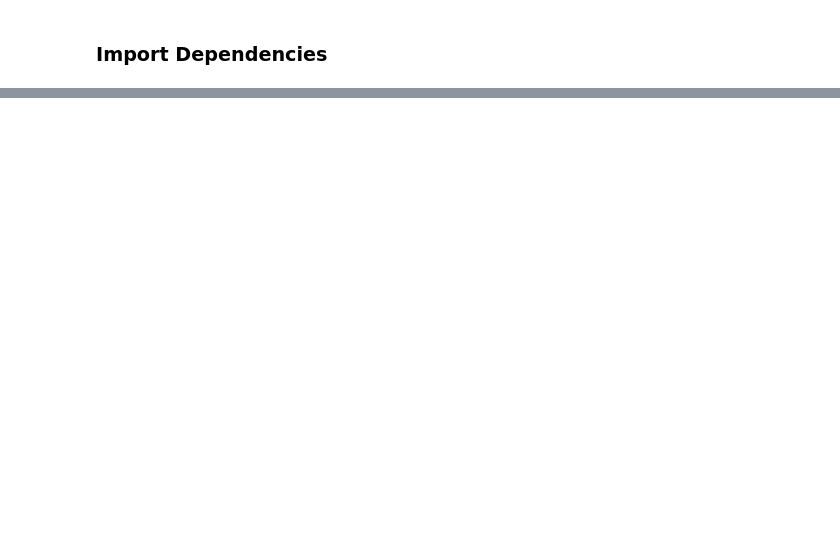
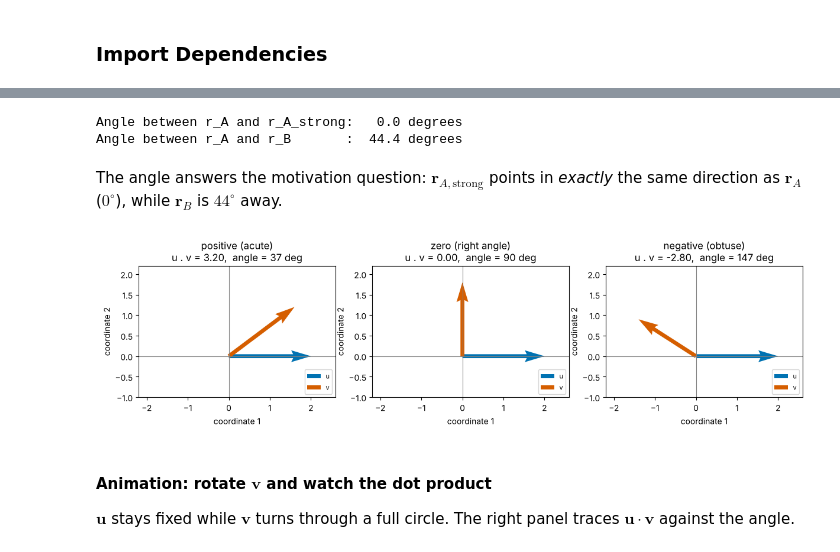
Before and after one commit to peter-adepoju/math-neuro-ml, a Jupyter notebook: lesson2/Lesson2_Teaching_Notebook.ipynb, the cells around one changed output, grey strips where cells are left out. Saved outputs shown, nothing was run; the diff lists cells and outputs as text; code cells hidden in the pictures; blank space fills up the shorter version.

```diff
--- a/lesson2/Lesson2_Teaching_Notebook.ipynb
+++ b/lesson2/Lesson2_Teaching_Notebook.ipynb
@@ -1235,0 +273,44 @@ is a starting point for describing real tuning curves, not a complete descriptio
+# %%
+def angle_between(a, b, eps=1e-12):
+    # Angle in degrees between two nonzero vectors.
+    norm_a, norm_b = np.linalg.norm(a), np.linalg.norm(b)
+    if norm_a < eps or norm_b < eps:
+        raise ValueError("The angle is undefined for a zero vector.")
+    cos_theta = np.clip((a @ b) / (norm_a * norm_b), -1.0, 1.0)
+    return np.degrees(np.arccos(cos_theta))
+
+print(f"Angle between r_A and r_A_strong: {angle_between(r_A, r_A_strong):5.1f} degrees")
+print(f"Angle between r_A and r_B       : {angle_between(r_A, r_B):5.1f} degrees")
+# %% [output]
+Angle between r_A and r_A_strong:   0.0 degrees
+Angle between r_A and r_B       :  44.4 degrees
+# %% [markdown]
+The angle answers the motivation question: $\mathbf{r}_{A,\text{strong}}$ points in *exactly* the same direction as $\mathbf{r}_A$ ($0^\circ$), while $\mathbf{r}_B$ is $44^\circ$ away.
+# %%
+# Positive, zero, and negative dot products in 2D
+u_fixed = np.array([2.0, 0.0])
+cases = {
+    'positive (acute)':   np.array([1.6, 1.2]),
+    'zero (right angle)': np.array([0.0, 1.8]),
+    'negative (obtuse)':  np.array([-1.4, 0.9]),
+}
+
+fig, axes = plt.subplots(1, 3, figsize=(12, 4.2))
+qkw = dict(angles='xy', scale_units='xy', scale=1, width=0.02)
+for ax, (label, v_case) in zip(axes, cases.items()):
+    ax.quiver(0, 0, *u_fixed, color=PALETTE[0], label='u', **qkw)
+    ax.quiver(0, 0, *v_case, color=PALETTE[1], label='v', **qkw)
+    ax.axhline(0, color='grey', lw=0.8); ax.axvline(0, color='grey', lw=0.8)
+    ax.set_xlim(-2.2, 2.6); ax.set_ylim(-1.0, 2.2)
+    ax.set_aspect('equal')
+    ax.set_xlabel('coordinate 1'); ax.set_ylabel('coordinate 2')
+    ax.set_title(f"{label}\nu . v = {u_fixed @ v_case:.2f},  angle = {angle_between(u_fixed, v_case):.0f} deg")
+    ax.legend(loc='lower right', fontsize=8)
+plt.tight_layout()
+plt.show()
+# %% [output]
+[figure, added]
+# %% [markdown]
+#### Animation: rotate $\mathbf{v}$ and watch the dot product
+
+$\mathbf{u}$ stays fixed while $\mathbf{v}$ turns through a full circle. The right panel traces $\mathbf{u}\cdot\mathbf{v}$ against the angle.
```
Also changed, not shown: parts of 134 cells of this notebook, 1 other file.
